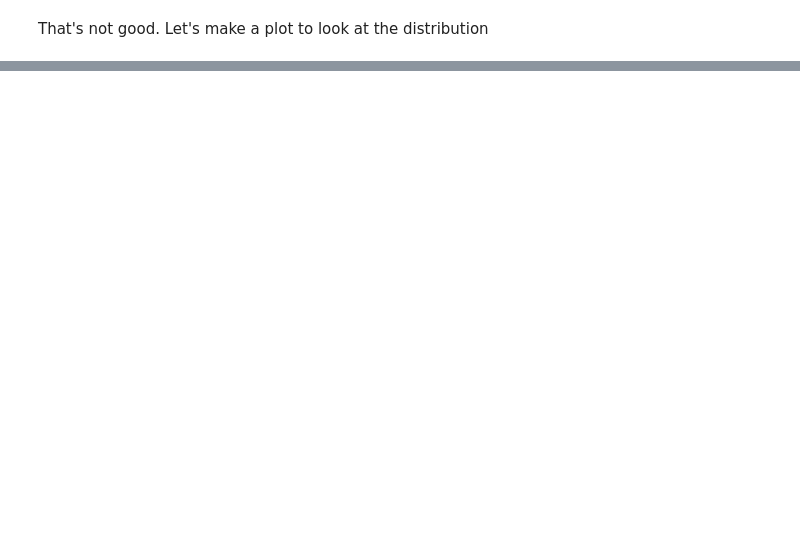
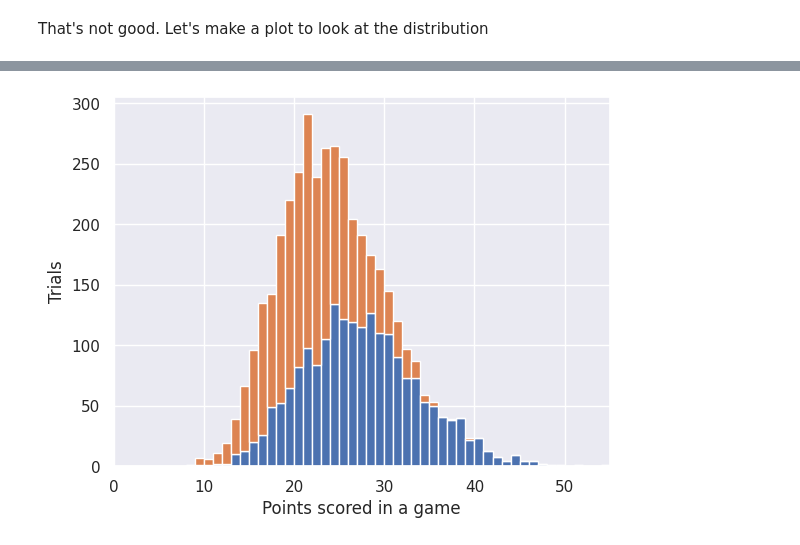
Before and after one commit to frank1010111/iowa-scoring, a Jupyter notebook: notebooks/analyze.ipynb, the cells around one changed output, grey strips where cells are left out. Saved outputs shown, nothing was run; the diff lists cells and outputs as text; code cells hidden in the pictures; blank space fills up the shorter version.

Commit message:
added predictions of total points scored in 2023

```diff
--- a/notebooks/analyze.ipynb
+++ b/notebooks/analyze.ipynb
@@ -206,0 +212,23 @@ g.set(
+# %%
+p = points.posterior
+
+posterior_2023_points_home = np.exp(
+    (p["Intercept"] + p["conference_game"] + p["Home_game"]).data.ravel()
+)
+posterior_2023_points_away = np.exp(
+    (p["Intercept"] + p["conference_game"]).data.ravel()
+)
+
+# And another sampling:
+points_distributed_home = np.random.poisson(posterior_2023_points_home)
+points_distributed_away = np.random.poisson(posterior_2023_points_away)
+
+fig, ax = plt.subplots()
+ax.hist(
+    [points_distributed_home, points_distributed_away],
+    bins=np.arange(0, 56, 1),
+    histtype="barstacked",
+)
+ax.set(xlim=(0, 55), xlabel="Points scored in a game", ylabel="Trials");
+# %% [output]
+[figure, added]
```
Also changed, not shown: parts of 10 cells of this notebook.
